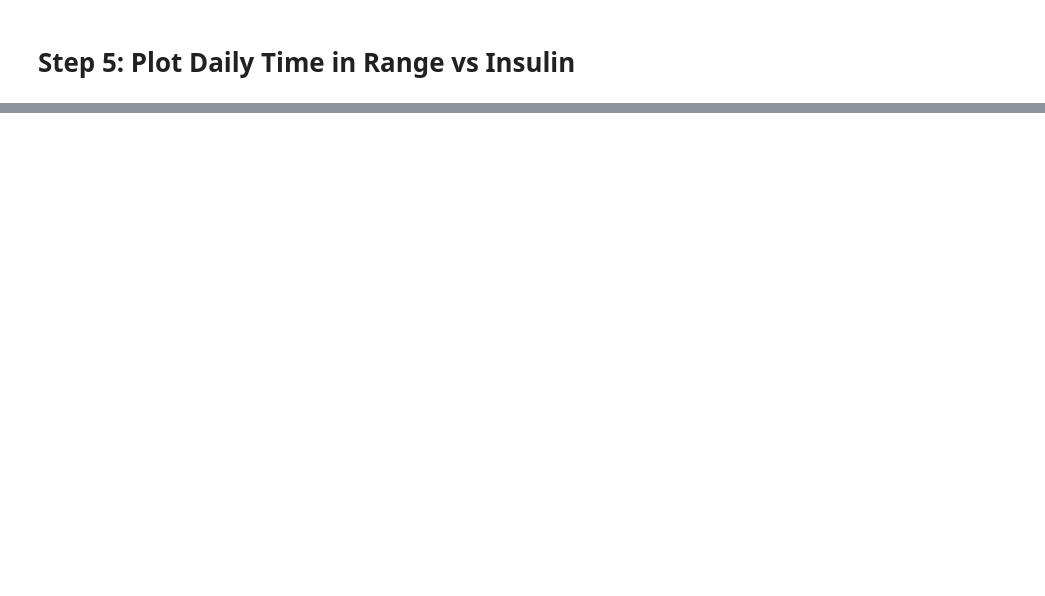
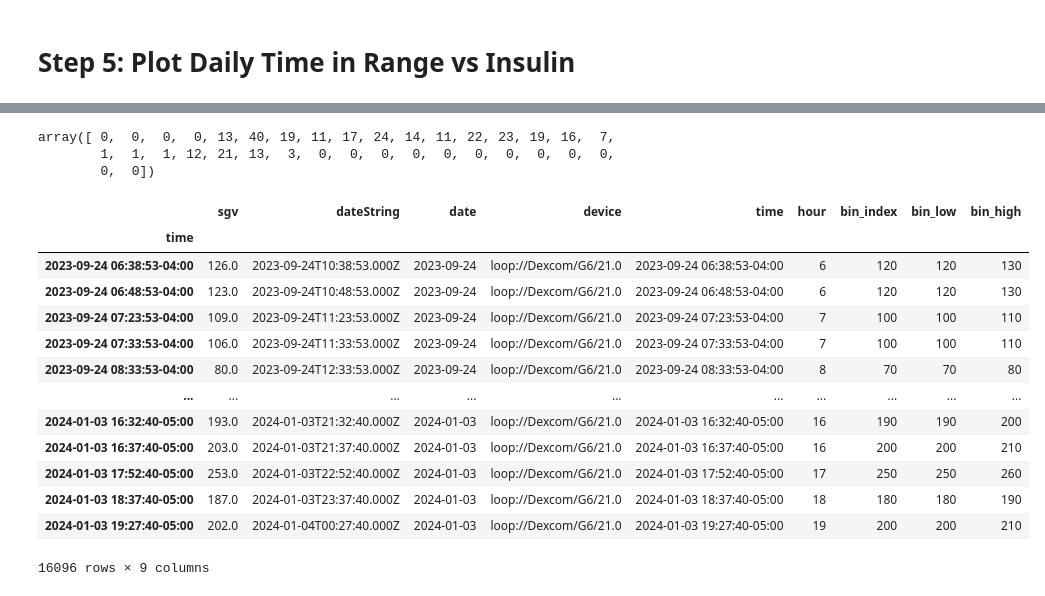
Before and after one commit to michellejw/mdb_explore, a Jupyter notebook: notebooks/df_explore_part08.ipynb, the cells around one changed output, grey strips where cells are left out. Cells and saved outputs as stored; diff of their text form; code cells hidden in the pictures; blank space fills up the shorter version.

```diff
--- a/notebooks/df_explore_part08.ipynb
+++ b/notebooks/df_explore_part08.ipynb
@@ -204,0 +219,8 @@ df_all
+# %%
+df_entries['hour'] = df_entries['time'].dt.hour
+df_entries['date'] = df_entries['time'].dt.date
+
+df_entries['bin_low'] = pd.cut(df_entries['sgv'], bins=bins, labels=bins[:-1])
+df_entries['bin_high'] = pd.cut(df_entries['sgv'], bins=bins, labels=bins[1:])
+
+df_entries.hvplot.heatmap(x='date', y='bin_low', C='sgv').aggregate(function=np.sum)
@@ -204,0 +229,33 @@ df_all
+# %%
+bins = np.arange(40,410,10)
+days = np.unique(df_entries.date)
+
+for day in days:
+    df_sub = df_entries[df_entries['date'] == day]
+    n,_ = np.histogram(df_sub['sgv'], bins=bins)
+# %%
+df_sub = df_entries[df_entries['date'] == days[50]]
+n,_ = np.histogram(df_sub['sgv'], bins=bins)
+# %% [output]
+array([ 0,  0,  0,  0, 13, 40, 19, 11, 17, 24, 14, 11, 22, 23, 19, 16,  7,
+        1,  1,  1, 12, 21, 13,  3,  0,  0,  0,  0,  0,  0,  0,  0,  0,  0,
+        0,  0])
+# %%
+df_entries['bin_low'] = pd.cut(df_entries['sgv'], bins=bins, labels=bins[:-1])
+df_entries['bin_high'] = pd.cut(df_entries['sgv'], bins=bins, labels=bins[1:])
+df_entries
+# %% [output]
+|  | sgv | dateString | date | device | time | hour | bin_index | bin_low | bin_high |
+| time |  |  |  |  |  |  |  |  |  |
+| 2023-09-24 06:38:53-04:00 | 126.0 | 2023-09-24T10:38:53.000Z | 2023-09-24 | loop://Dexcom/G6/21.0 | 2023-09-24 06:38:53-04:00 | 6 | 120 | 120 | 130 |
+| 2023-09-24 06:48:53-04:00 | 123.0 | 2023-09-24T10:48:53.000Z | 2023-09-24 | loop://Dexcom/G6/21.0 | 2023-09-24 06:48:53-04:00 | 6 | 120 | 120 | 130 |
+| 2023-09-24 07:23:53-04:00 | 109.0 | 2023-09-24T11:23:53.000Z | 2023-09-24 | loop://Dexcom/G6/21.0 | 2023-09-24 07:23:53-04:00 | 7 | 100 | 100 | 110 |
+| 2023-09-24 07:33:53-04:00 | 106.0 | 2023-09-24T11:33:53.000Z | 2023-09-24 | loop://Dexcom/G6/21.0 | 2023-09-24 07:33:53-04:00 | 7 | 100 | 100 | 110 |
+| 2023-09-24 08:33:53-04:00 | 80.0 | 2023-09-24T12:33:53.000Z | 2023-09-24 | loop://Dexcom/G6/21.0 | 2023-09-24 08:33:53-04:00 | 8 | 70 | 70 | 80 |
+| ... | ... | ... | ... | ... | ... | ... | ... | ... | ... |
+| 2024-01-03 16:32:40-05:00 | 193.0 | 2024-01-03T21:32:40.000Z | 2024-01-03 | loop://Dexcom/G6/21.0 | 2024-01-03 16:32:40-05:00 | 16 | 190 | 190 | 200 |
+| 2024-01-03 16:37:40-05:00 | 203.0 | 2024-01-03T21:37:40.000Z | 2024-01-03 | loop://Dexcom/G6/21.0 | 2024-01-03 16:37:40-05:00 | 16 | 200 | 200 | 210 |
+| 2024-01-03 17:52:40-05:00 | 253.0 | 2024-01-03T22:52:40.000Z | 2024-01-03 | loop://Dexcom/G6/21.0 | 2024-01-03 17:52:40-05:00 | 17 | 250 | 250 | 260 |
+| 2024-01-03 18:37:40-05:00 | 187.0 | 2024-01-03T23:37:40.000Z | 2024-01-03 | loop://Dexcom/G6/21.0 | 2024-01-03 18:37:40-05:00 | 18 | 180 | 180 | 190 |
+| 2024-01-03 19:27:40-05:00 | 202.0 | 2024-01-04T00:27:40.000Z | 2024-01-03 | loop://Dexcom/G6/21.0 | 2024-01-03 19:27:40-05:00 | 19 | 200 | 200 | 210 |
+16096 rows × 9 columns
```
Also changed, not shown: parts of 7 cells of this notebook.
